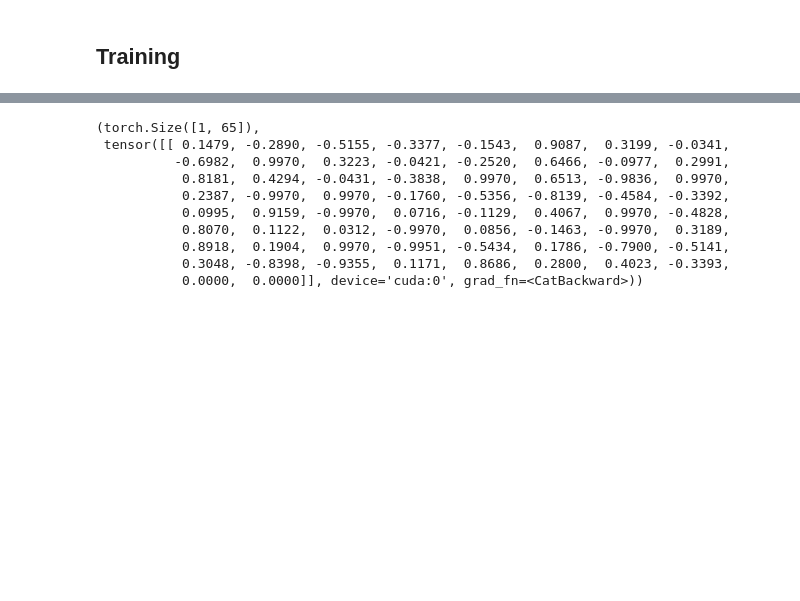
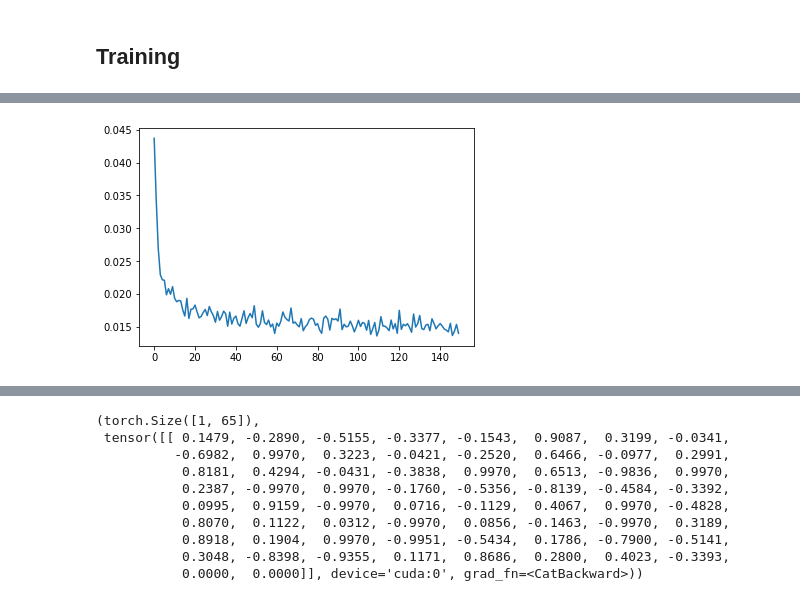
Before and after one commit to The-Electric-Moccasins/resistance-prediction, a Jupyter notebook: research/AutoEncoder.ipynb, the cells around one changed output, grey strips where cells are left out. Drawn from its saved outputs; the diff is of its cells as text; code cells hidden in the pictures; blank space fills up the shorter version.

```diff
--- a/research/AutoEncoder.ipynb
+++ b/research/AutoEncoder.ipynb
@@ -88,22 +121,18 @@ class Autoencoder(nn.Module):
         super(Autoencoder, self).__init__()
         self.encoder = nn.Sequential(
             nn.Linear(in_features=num_features, out_features=num_features // 2 , bias=True),
-            # nn.Dropout(p = 0.1),
             nn.ReLU(),
             nn.Linear(in_features=num_features // 2, out_features=256, bias=True),
             nn.ReLU(),
-            nn.Linear(in_features=256, out_features=128, bias=True),
-            nn.Tanh()
+            nn.Linear(in_features=256, out_features=128, bias=True)
         )
         self.decoder = nn.Sequential(
             nn.Linear(in_features=128, out_features=256, bias=True),
-            nn.Tanh(),
+            nn.ReLU(),
             nn.Linear(in_features=256, out_features=num_features // 2, bias=True),
             nn.ReLU(),
             nn.Linear(in_features=num_features // 2, out_features=num_features, bias=True ),
-            #nn.Sigmoid()
-            nn.ReLU()
-#             nn.Tanh()
+            nn.Sigmoid()
         )
 
     def forward(self, x):
@@ -241,0 +301,6 @@ ax.plot(losses);
+# %%
+dataset = TheDataSet(datafile=dataset_file)
+print(f"dataset length = {len(dataset)} num features = {dataset.num_features()}")
+model = Autoencoder(num_features=dataset.num_features())
+print(model)
+max_epochs = 150 #encoder_training_epochs
@@ -241,0 +328,5 @@ ax.plot(losses);
+# %%
+%%time
+
+
+outputs, losses = train(model, dataset=dataset, num_epochs=max_epochs, batch_size = 256, learning_rate=1e-3, denosing=True, denoise_p=0.1)
@@ -242 +336,9 @@ ax.plot(losses);
+# %%
+fig = plt.figure()
+ax = plt.axes()
+
+# x = np.linspace(0, 10, 1000)
+ax.plot(losses);
+# %% [output]
+[figure, added]
 # %%
```
Also changed, not shown: parts of 16 cells of this notebook, 4 other files.
